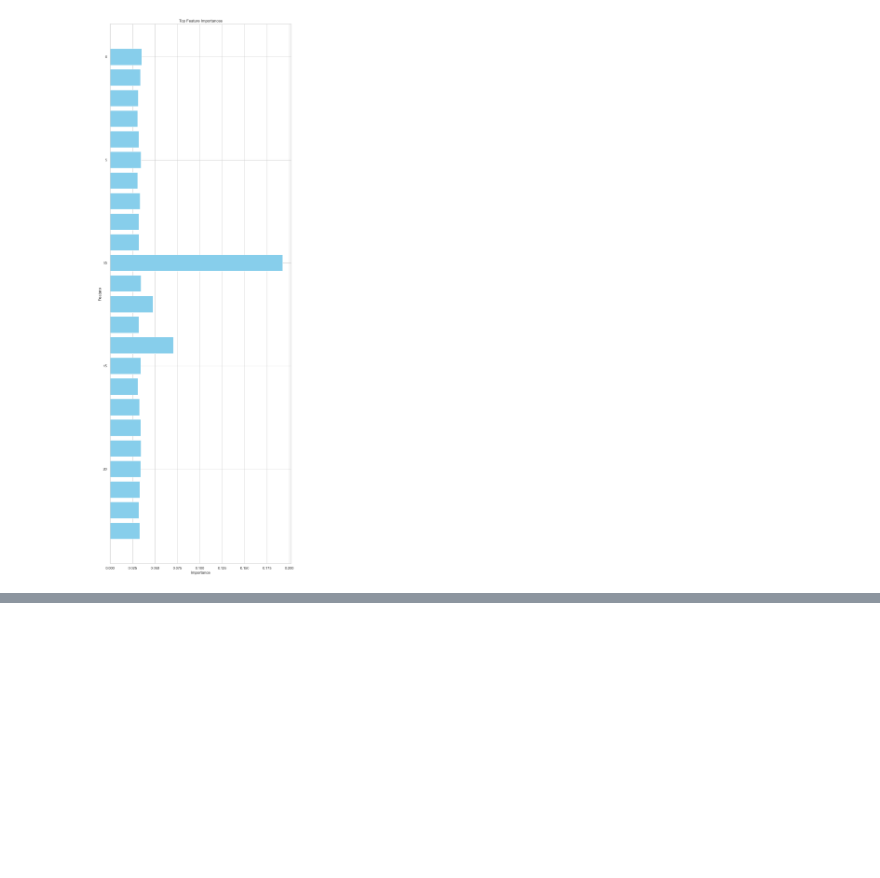
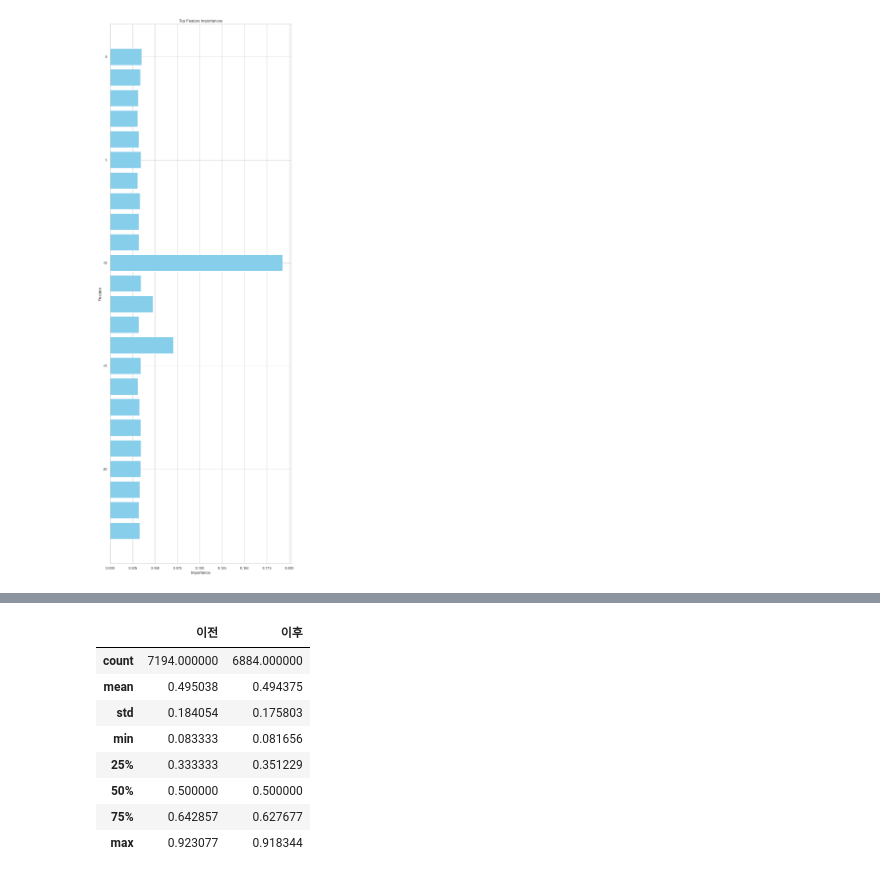
Before and after one commit to chlxogur/penta_kill_data_science, a Jupyter notebook: presentation_plots.ipynb, the cells around one changed output, grey strips where cells are left out. Cells and saved outputs as stored; diff of their text form; code cells hidden in the pictures; blank space fills up the shorter version.

```diff
--- a/presentation_plots.ipynb
+++ b/presentation_plots.ipynb
@@ -476,0 +509,12 @@ plt.show()
+# %%
+part_dataset.describe()
+# %% [output]
+|  | 이전 | 이후 |
+| count | 7194.000000 | 6884.000000 |
+| mean | 0.495038 | 0.494375 |
+| std | 0.184054 | 0.175803 |
+| min | 0.083333 | 0.081656 |
+| 25% | 0.333333 | 0.351229 |
+| 50% | 0.500000 | 0.500000 |
+| 75% | 0.642857 | 0.627677 |
+| max | 0.923077 | 0.918344 |
```
Also changed, not shown: parts of 16 cells of this notebook, 2 other files.
